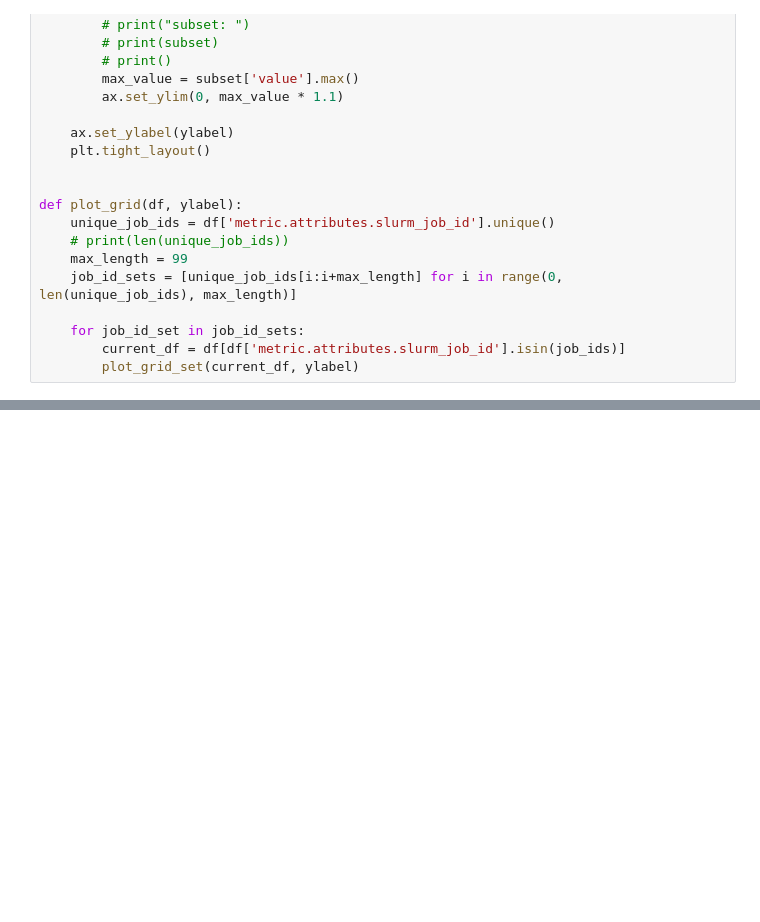
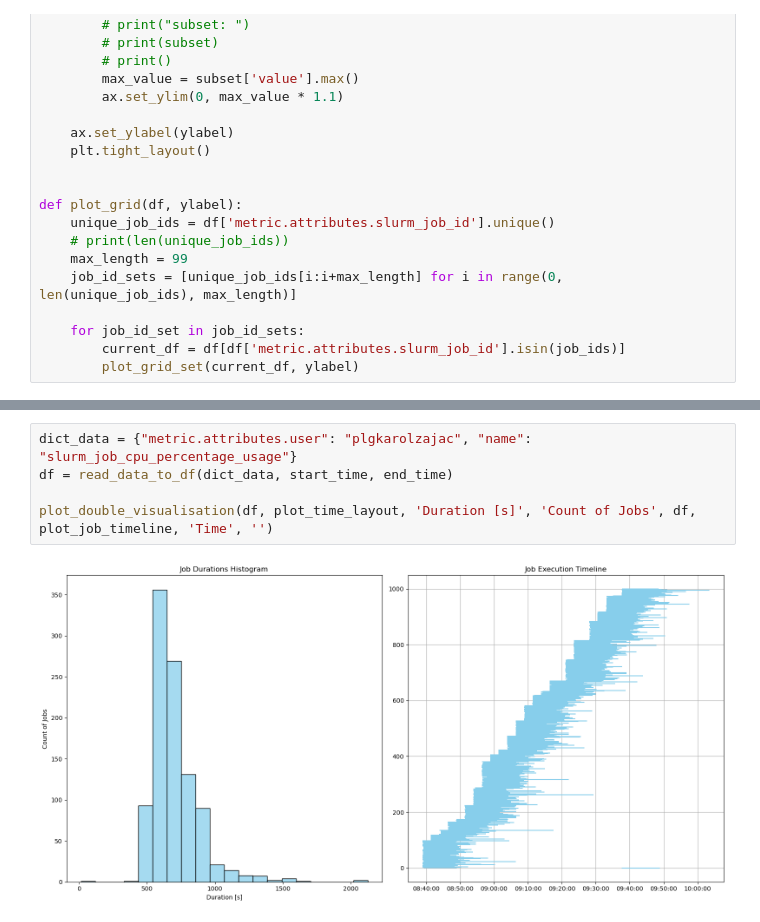
Before and after one commit to SanoScience/observability, a Jupyter notebook: Test_notebook.ipynb, the cells around one changed output, grey strips where cells are left out. Drawn from its saved outputs; the diff is of its cells as text; blank space fills up the shorter version.

```diff
--- a/Test_notebook.ipynb
+++ b/Test_notebook.ipynb
@@ -121,0 +175,7 @@ plot_agregation(df, 'Time', 'Sum of cache memory usage [B]')
+# %%
+dict_data = {"metric.attributes.user": "plgkarolzajac", "name": "slurm_job_cpu_percentage_usage"}
+df = read_data_to_df(dict_data, start_time, end_time)
+
+plot_double_visualisation(df, plot_time_layout, 'Duration [s]', 'Count of Jobs', df, plot_job_timeline, 'Time', '')
+# %% [output]
+[figure, added]
```
Also changed, not shown: parts of 18 cells of this notebook.
